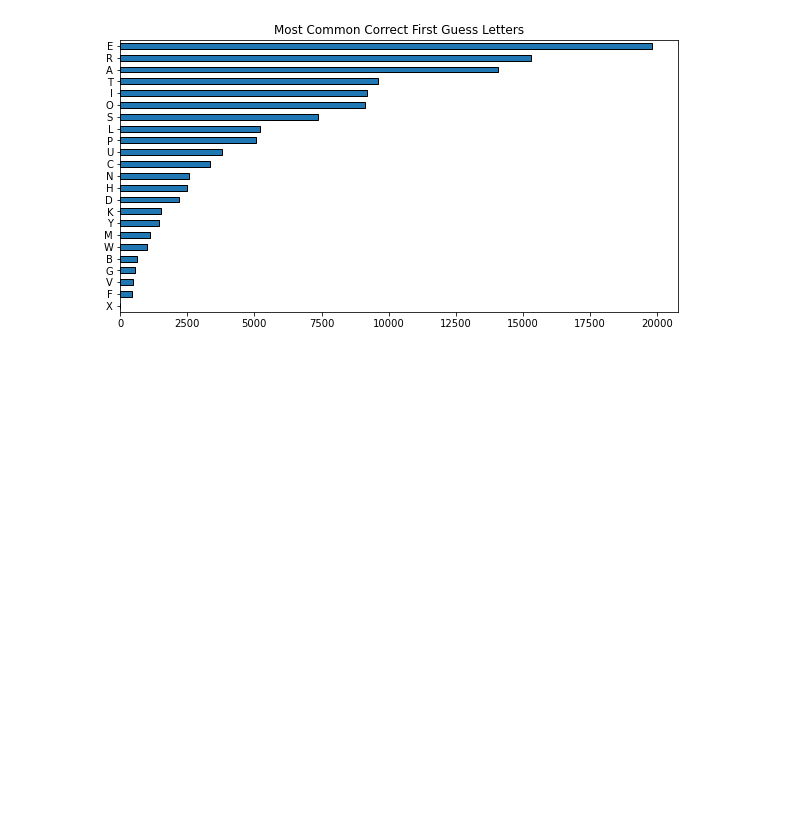
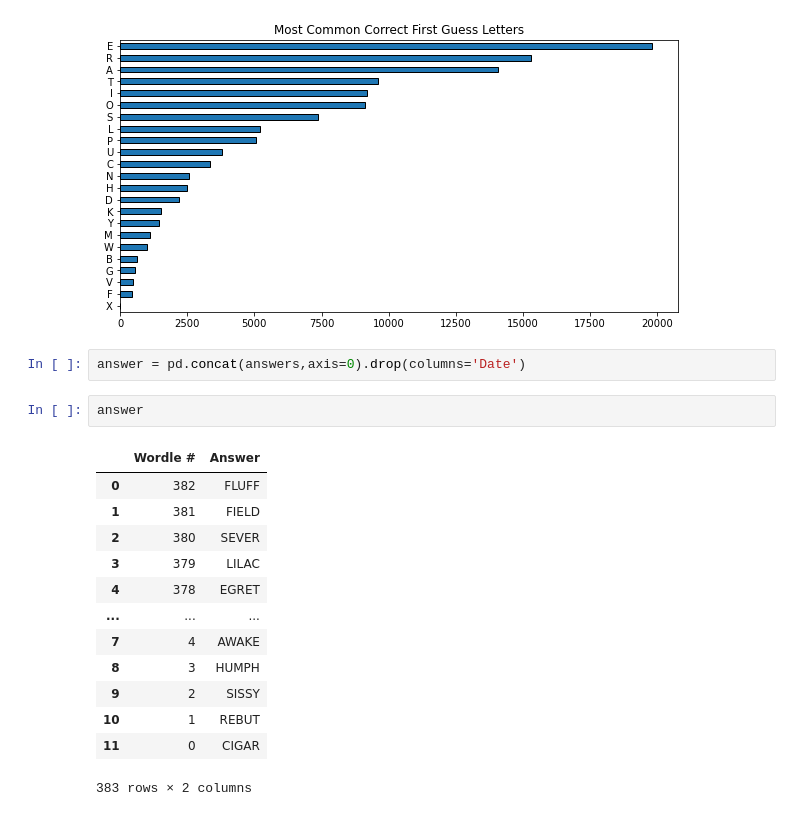
Before and after one commit to AmosRM/streamlitapp, a Jupyter notebook: WordleTweet/WordleTweetsEDA.ipynb, the cells around one changed output. Drawn from its saved outputs; the diff is of its cells as text; blank space fills up the shorter version.

Commit message:
wordleAnswers

```diff
--- a/WordleTweet/WordleTweetsEDA.ipynb
+++ b/WordleTweet/WordleTweetsEDA.ipynb
@@ -181,3 +130,21 @@ pd.Series(first_guess_correct).value_counts(ascending=True) \
 plt.show()
 # %% [output]
 [figure]
+# %%
+answer = pd.concat(answers,axis=0).drop(columns='Date')
+# %%
+answer
+# %% [output]
+|  | Wordle # | Answer |
+| 0 | 382 | FLUFF |
+| 1 | 381 | FIELD |
+| 2 | 380 | SEVER |
+| 3 | 379 | LILAC |
+| 4 | 378 | EGRET |
+| ... | ... | ... |
+| 7 | 4 | AWAKE |
+| 8 | 3 | HUMPH |
+| 9 | 2 | SISSY |
+| 10 | 1 | REBUT |
+| 11 | 0 | CIGAR |
+383 rows × 2 columns
```
Also changed, not shown: parts of 2 cells of this notebook.
